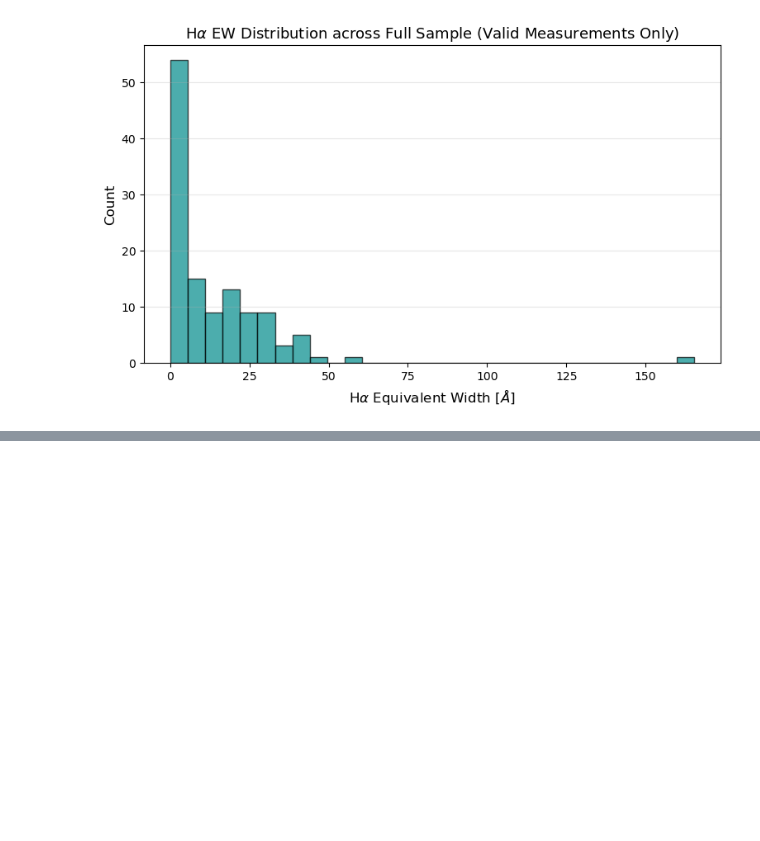
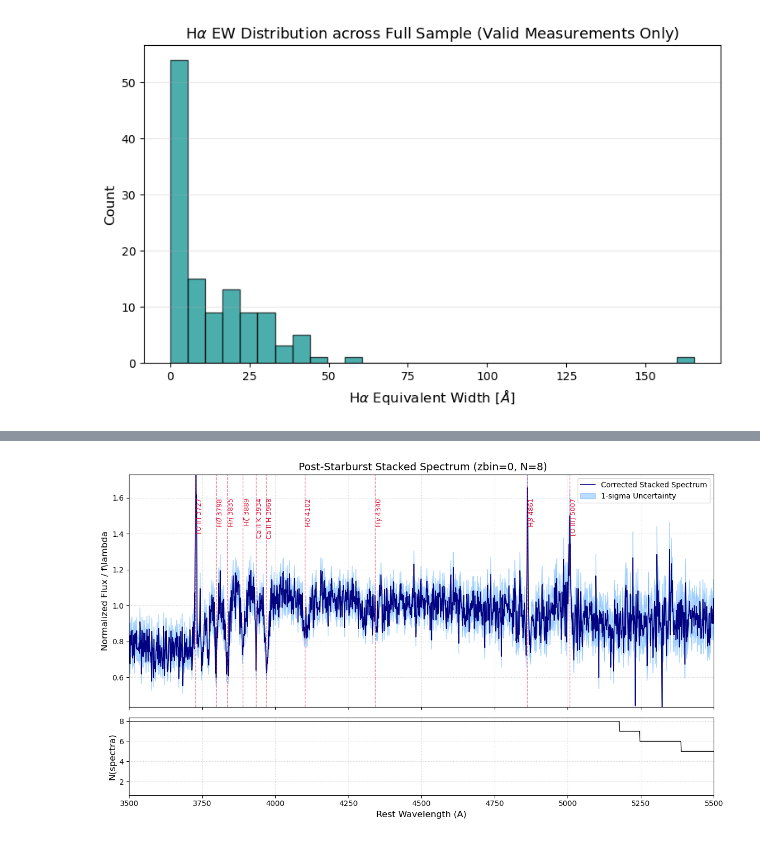
Before and after one commit to Marissa-Perry/young-post-starburst-classification, a Jupyter notebook: notebooks/03_eBOSS_catalog_round_one.ipynb, the cells around one changed output, grey strips where cells are left out. Drawn from its saved outputs; the diff is of its cells as text; code cells hidden in the pictures; blank space fills up the shorter version.

Commit message:
Added UMAP notebook and spectral stacking round one.

```diff
--- a/notebooks/03_eBOSS_catalog_round_one.ipynb
+++ b/notebooks/03_eBOSS_catalog_round_one.ipynb
@@ -331,0 +454,63 @@ Name: H_ALPHA_EW, dtype: float64
+# %%
+import numpy as np
+import matplotlib.pyplot as plt
+
+# Okay, we need to filter out extreme spikes for reasonable y-limits
+# (This can be adjusted)
+valid_mask = (stacked_wave >= 3500) & (stacked_wave <= 5500)
+valid_flux = stacked_flux[valid_mask]
+
+# Here we find sensible percentile-based y limits (ignores giant negative/positive spikes, this was a problem at first)
+ymin = np.nanpercentile(valid_flux, 1) - 0.2
+ymax = np.nanpercentile(valid_flux, 99) + 0.5
+
+fig, (ax1, ax2) = plt.subplots(2, 1, figsize=(12, 7), sharex=True, gridspec_kw={'height_ratios': [3, 1]})
+
+# top panel: the actual stacked spectrum
+ax1.plot(stacked_wave, stacked_flux, color='navy', lw=1.2, label='Corrected Stacked Spectrum')
+ax1.fill_between(stacked_wave, stacked_flux - stacked_err, stacked_flux + stacked_err,
+                 color='dodgerblue', alpha=0.3, label=r'1-sigma Uncertainty')
+
+# we need to explicitly set x and y limits to focus on the galaxy optical rest-frame
+ax1.set_xlim(3500, 5500)
+ax1.set_ylim(ymin, ymax)
+
+ax1.set_ylabel(r'Normalized Flux / f\lambda', fontsize=12)
+ax1.set_title(f' Post-Starburst Stacked Spectrum ({bin_key}, N=8)', fontsize=14)
+ax1.legend(loc='upper right')
+ax1.grid(True, linestyle=':', alpha=0.6)
+
+# Line markers for the important stuff
+key_lines = {
+    r'[O II] 3727': 3727.0,
+    r'H$\theta$ 3798': 3797.9,
+    r'H$\eta$ 3835': 3835.4,
+    r'H$\zeta$ 3889': 3889.1,
+    r'Ca II K 3934': 3933.7,
+    r'Ca II H 3968': 3968.5,
+    r'H$\delta$ 4102': 4101.7,
+    r'H$\gamma$ 4340': 4340.5,
+    r'H$\beta$ 4861': 4861.3,
+    r'[O III] 5007': 5006.8
+}
+
+for line_name, rest_wln in key_lines.items():
+    if 3500 <= rest_wln <= 5500:
+        ax1.axvline(rest_wln, color='crimson', linestyle='--', alpha=0.5, lw=1)
+        ax1.text(rest_wln, ymax - 0.1*(ymax-ymin), f' {line_name}',
+                 rotation=90, verticalalignment='top', fontsize=9, color='crimson')
+
+# bottom panel: Coverage across the current candidates that we are using (and I could've used poor examples)
+ax2.plot(stacked_wave, stacked_N, color='black', lw=1)
+ax2.set_xlabel(r'Rest Wavelength (A)', fontsize=12)
+ax2.set_ylabel(r'N(spectra)', fontsize=12)
+ax2.set_xlim(3500, 5500)
+ax2.grid(True, linestyle=':', alpha=0.6)
+
+plt.tight_layout()
+plt.show()
+
+# .4-.6 redshift range for first umap on full catalog
+# larger catalog with S/N cuts first then our smaller catalog
+# %% [output]
+[figure, added]
```
Also changed, not shown: parts of 6 cells of this notebook, 2 other files.
